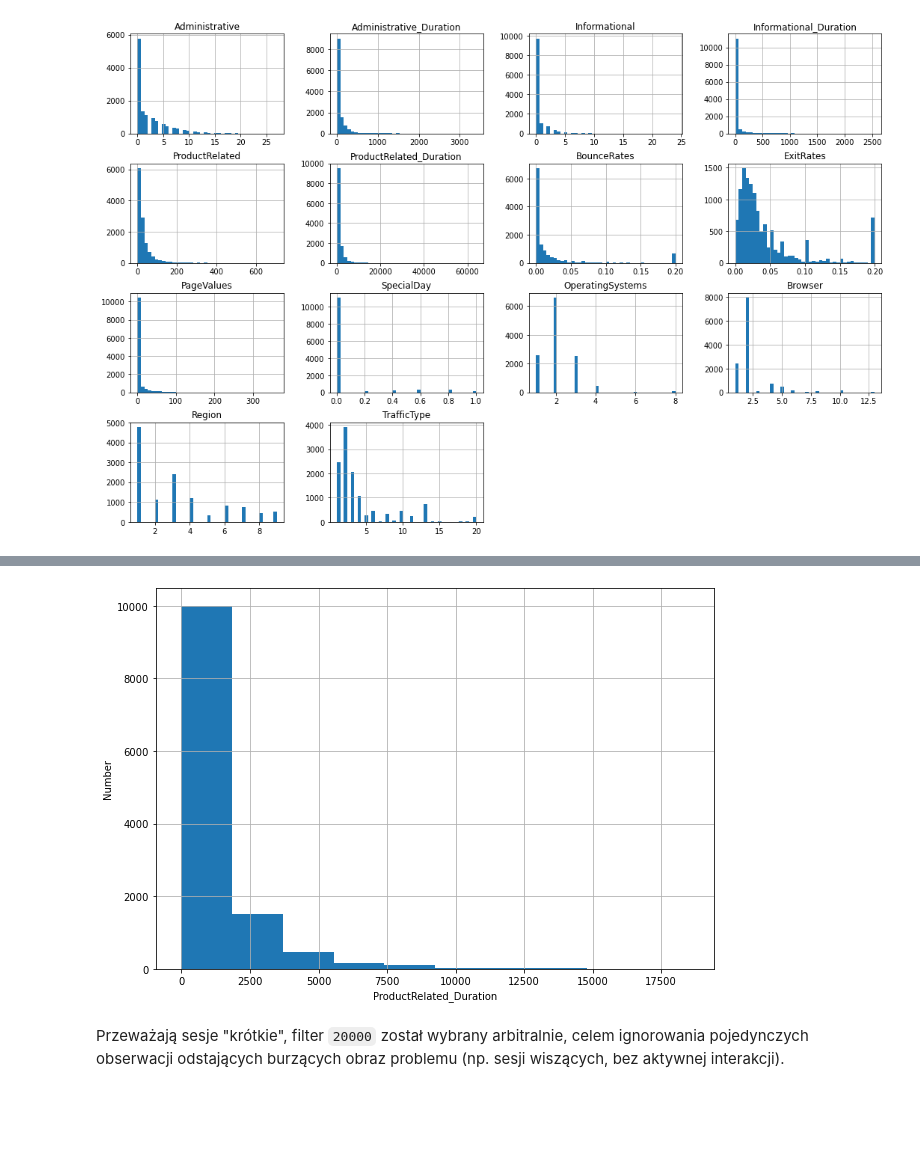
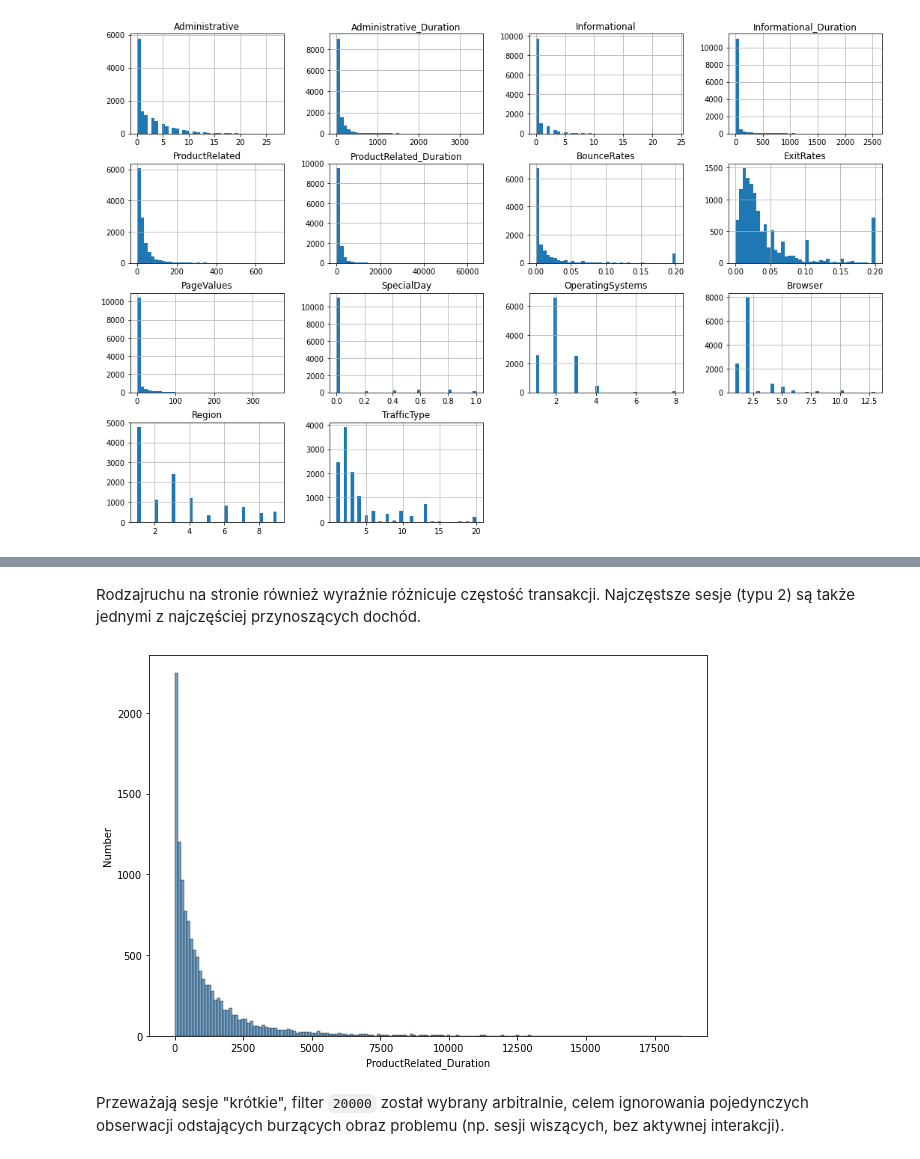
Before and after one commit to pablo2811/online-shopping, a Jupyter notebook: EDA P2.ipynb, the cells around one changed output, grey strips where cells are left out. Cells and saved outputs as stored; diff of their text form; code cells hidden in the pictures; blank space fills up the shorter version.

```diff
--- a/EDA P2.ipynb
+++ b/EDA P2.ipynb
@@ -130,10 +172,12 @@ Znacząca przewaga użytkowników powracających. Normalne w przypadku dużych s
+# %% [markdown]
+Rodzajruchu na stronie również wyraźnie różnicuje częstość transakcji. Najczęstsze sesje (typu 2) są także jednymi z najczęściej przynoszących dochód.
 # %%
-plt.figure(figsize=(10,7))
-data.loc[data["ProductRelated_Duration"] <= 20000,"ProductRelated_Duration"].hist()
+plt.figure(figsize = (10, 7))
+sns.histplot(data =  data.loc[data["ProductRelated_Duration"] <= 20000], x = "ProductRelated_Duration", color = "steelblue")
 plt.xlabel("ProductRelated_Duration")
 plt.ylabel("Number")
 plt.show()
 # %% [output]
-[figure, old version]
+[figure, new version]
 # %% [markdown]
 Przeważają sesje "krótkie", filter `20000` został wybrany arbitralnie, celem ignorowania pojedynczych obserwacji odstających burzących obraz problemu (np. sesji wiszących, bez aktywnej interakcji).
```
Also changed, not shown: parts of 29 cells of this notebook.
